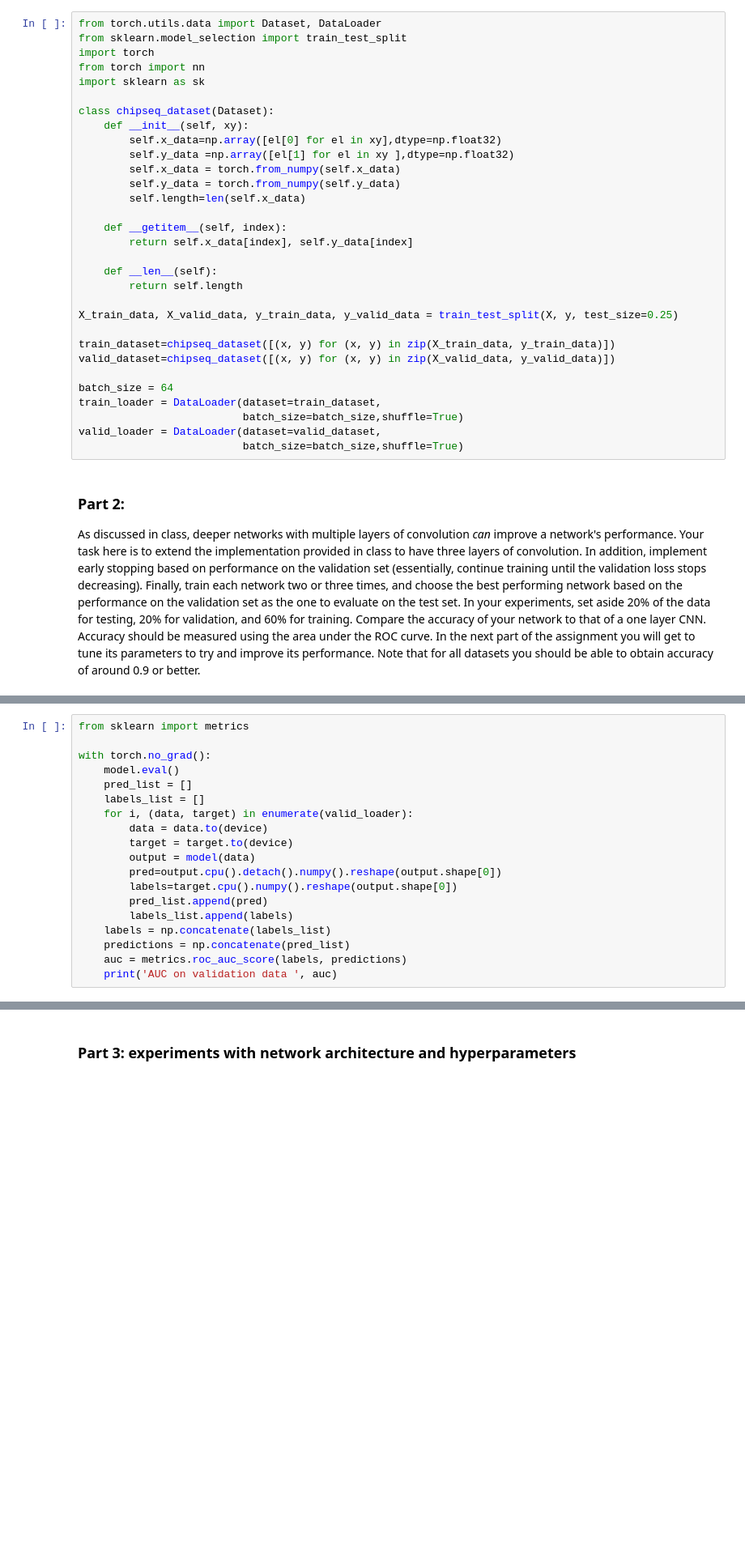
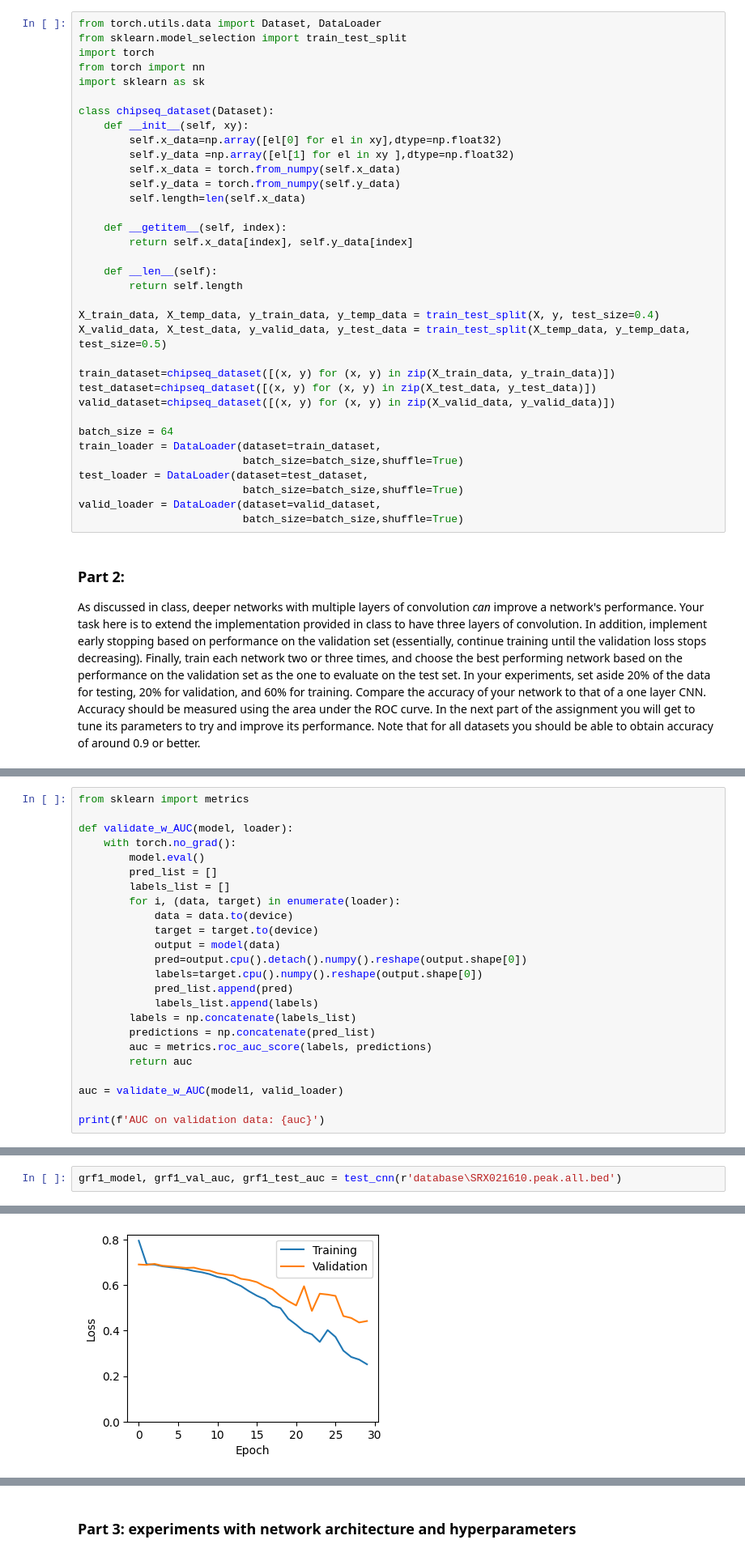
Before and after one commit to Formanj-0/CS525-Bioinformatics, a Jupyter notebook: assignment3_genomics_cnn.ipynb, the cells around one changed output, grey strips where cells are left out. Shown at 81% size. Saved outputs shown, nothing was run; the diff lists cells and outputs as text; blank space fills up the shorter version.

```diff
--- a/assignment3_genomics_cnn.ipynb
+++ b/assignment3_genomics_cnn.ipynb
@@ -171,14 +176,18 @@ class chipseq_dataset(Dataset):
     def __len__(self):
         return self.length
 
-X_train_data, X_valid_data, y_train_data, y_valid_data = train_test_split(X, y, test_size=0.25)
+X_train_data, X_temp_data, y_train_data, y_temp_data = train_test_split(X, y, test_size=0.4)
+X_valid_data, X_test_data, y_valid_data, y_test_data = train_test_split(X_temp_data, y_temp_data, test_size=0.5)
 
 train_dataset=chipseq_dataset([(x, y) for (x, y) in zip(X_train_data, y_train_data)])
+test_dataset=chipseq_dataset([(x, y) for (x, y) in zip(X_test_data, y_test_data)])
 valid_dataset=chipseq_dataset([(x, y) for (x, y) in zip(X_valid_data, y_valid_data)])
 
 batch_size = 64
 train_loader = DataLoader(dataset=train_dataset,
                           batch_size=batch_size,shuffle=True)
+test_loader = DataLoader(dataset=test_dataset,
+                          batch_size=batch_size,shuffle=True)
 valid_loader = DataLoader(dataset=valid_dataset,
                           batch_size=batch_size,shuffle=True)
 # %% [markdown]
@@ -344,20 +414,25 @@ plt.legend();
 # %%
 from sklearn import metrics
 
-with torch.no_grad():
-    model.eval()
-    pred_list = []
-    labels_list = []
-    for i, (data, target) in enumerate(valid_loader):
-        data = data.to(device)
-        target = target.to(device)
-        output = model(data)
-        pred=output.cpu().detach().numpy().reshape(output.shape[0])
-        labels=target.cpu().numpy().reshape(output.shape[0])
-        pred_list.append(pred)
-        labels_list.append(labels)
-    labels = np.concatenate(labels_list)
-    predictions = np.concatenate(pred_list)
-    auc = metrics.roc_auc_score(labels, predictions)
-    print('AUC on validation data ', auc)
+def validate_w_AUC(model, loader):
+    with torch.no_grad():
+        model.eval()
+        pred_list = []
+        labels_list = []
+        for i, (data, target) in enumerate(loader):
+            data = data.to(device)
+            target = target.to(device)
+            output = model(data)
+            pred=output.cpu().detach().numpy().reshape(output.shape[0])
+            labels=target.cpu().numpy().reshape(output.shape[0])
+            pred_list.append(pred)
+            labels_list.append(labels)
+        labels = np.concatenate(labels_list)
+        predictions = np.concatenate(pred_list)
+        auc = metrics.roc_auc_score(labels, predictions)
+        return auc
+
+auc = validate_w_AUC(model1, valid_loader)
+
+print(f'AUC on validation data: {auc}')
 # %% [output]
@@ -364,0 +529,3 @@ AUC on validation data  0.830291584237914
+# %%
+grf1_model, grf1_val_auc, grf1_test_auc = test_cnn(r'database\SRX021610.peak.all.bed')
+# %% [output]
@@ -364,0 +549 @@ AUC on validation data  0.830291584237914
+[figure, added]
```
Also changed, not shown: parts of 24 cells of this notebook.
